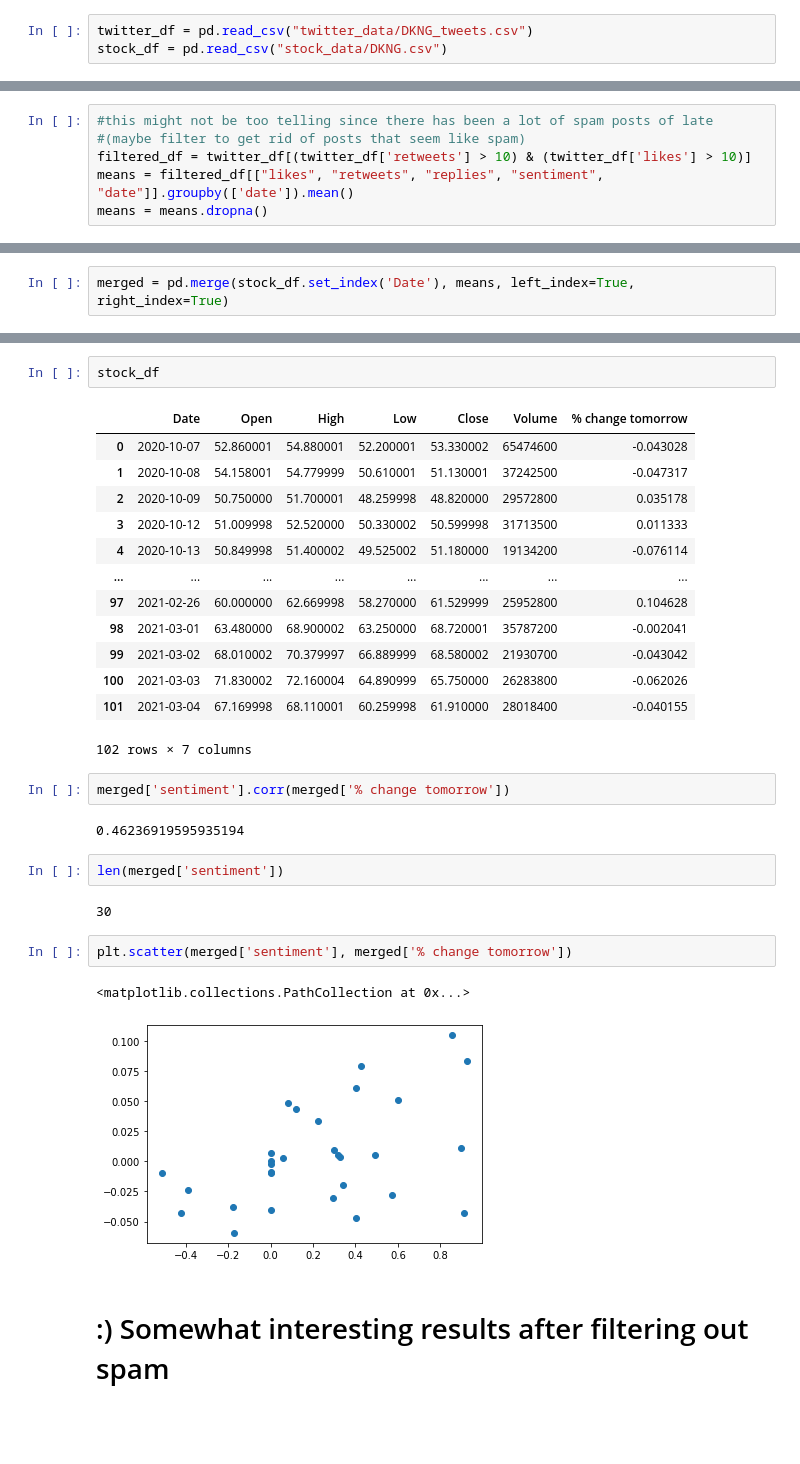
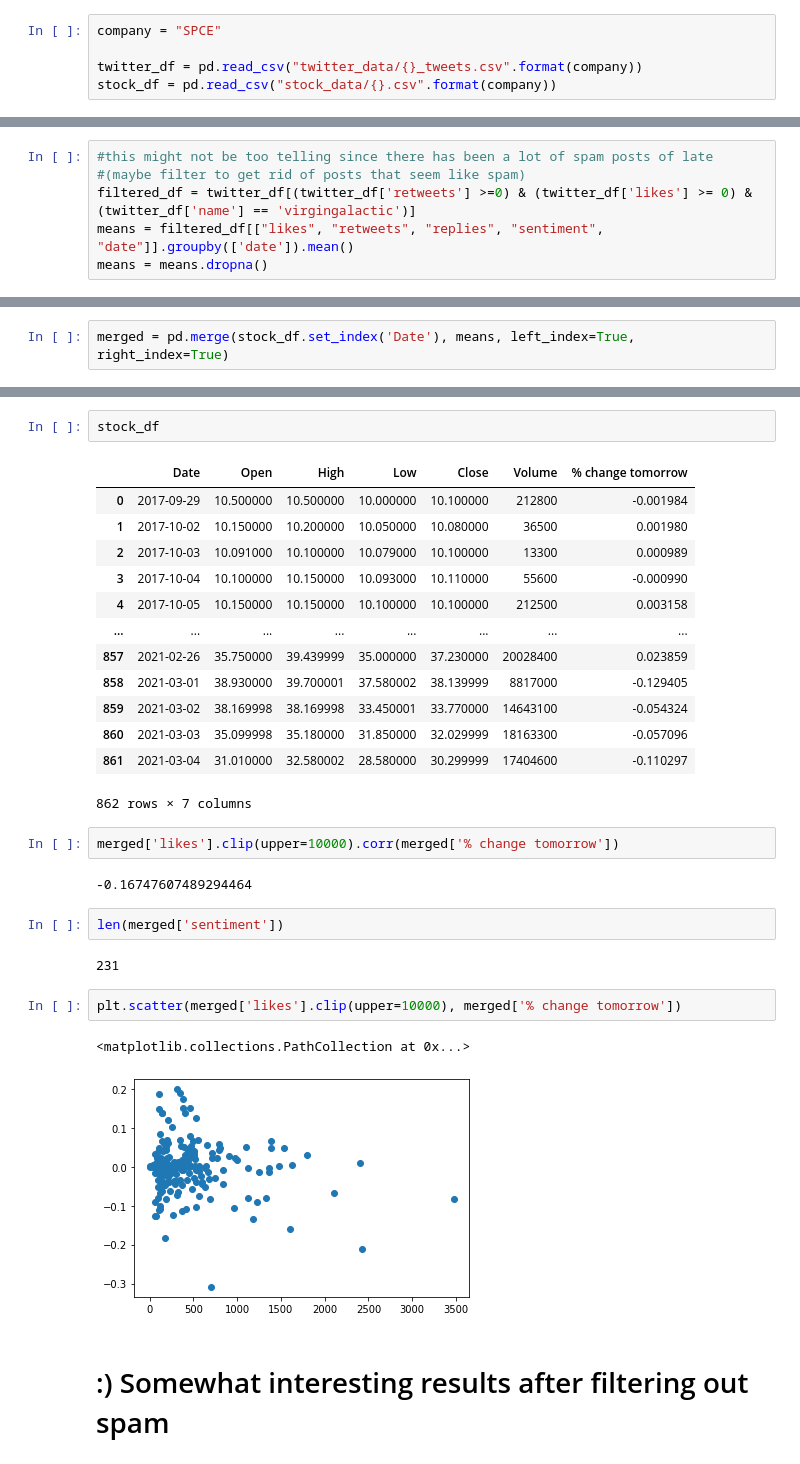
Before and after one commit to joshuap2613/spac_trading, a Jupyter notebook: Spac To Twitter.ipynb, the cells around one changed output, grey strips where cells are left out. Saved outputs shown, nothing was run; the diff lists cells and outputs as text; blank space fills up the shorter version.

```diff
--- a/Spac To Twitter.ipynb
+++ b/Spac To Twitter.ipynb
@@ -6,8 +6,10 @@ from datetime import datetime
 import datetime as dt
 from vaderSentiment.vaderSentiment import SentimentIntensityAnalyzer
 # %%
-twitter_df = pd.read_csv("twitter_data/DKNG_tweets.csv")
-stock_df = pd.read_csv("stock_data/DKNG.csv")
+company = "SPCE"
+
+twitter_df = pd.read_csv("twitter_data/{}_tweets.csv".format(company))
+stock_df = pd.read_csv("stock_data/{}.csv".format(company))
 # %%
 stock_df['% change tomorrow'] = -stock_df[['Close']].pct_change(periods=-1)
 stock_df = stock_df.dropna()
@@ -43,7 +45,7 @@ twitter_df.tail()
 # %%
 #this might not be too telling since there has been a lot of spam posts of late
 #(maybe filter to get rid of posts that seem like spam)
-filtered_df = twitter_df[(twitter_df['retweets'] > 10) & (twitter_df['likes'] > 10)]
+filtered_df = twitter_df[(twitter_df['retweets'] >=0) & (twitter_df['likes'] >= 0) & (twitter_df['name'] == 'virgingalactic')]
 means = filtered_df[["likes", "retweets", "replies", "sentiment", "date"]].groupby(['date']).mean()
 means = means.dropna()
 # %%
@@ -83,30 +81,30 @@ merged
 stock_df
 # %% [output]
 |  | Date | Open | High | Low | Close | Volume | % change tomorrow |
-| 0 | 2020-10-07 | 52.860001 | 54.880001 | 52.200001 | 53.330002 | 65474600 | -0.043028 |
-| 1 | 2020-10-08 | 54.158001 | 54.779999 | 50.610001 | 51.130001 | 37242500 | -0.047317 |
-| 2 | 2020-10-09 | 50.750000 | 51.700001 | 48.259998 | 48.820000 | 29572800 | 0.035178 |
-| 3 | 2020-10-12 | 51.009998 | 52.520000 | 50.330002 | 50.599998 | 31713500 | 0.011333 |
-| 4 | 2020-10-13 | 50.849998 | 51.400002 | 49.525002 | 51.180000 | 19134200 | -0.076114 |
+| 0 | 2017-09-29 | 10.500000 | 10.500000 | 10.000000 | 10.100000 | 212800 | -0.001984 |
+| 1 | 2017-10-02 | 10.150000 | 10.200000 | 10.050000 | 10.080000 | 36500 | 0.001980 |
+| 2 | 2017-10-03 | 10.091000 | 10.100000 | 10.079000 | 10.100000 | 13300 | 0.000989 |
+| 3 | 2017-10-04 | 10.100000 | 10.150000 | 10.093000 | 10.110000 | 55600 | -0.000990 |
+| 4 | 2017-10-05 | 10.150000 | 10.150000 | 10.100000 | 10.100000 | 212500 | 0.003158 |
 | ... | ... | ... | ... | ... | ... | ... | ... |
-| 97 | 2021-02-26 | 60.000000 | 62.669998 | 58.270000 | 61.529999 | 25952800 | 0.104628 |
-| 98 | 2021-03-01 | 63.480000 | 68.900002 | 63.250000 | 68.720001 | 35787200 | -0.002041 |
-| 99 | 2021-03-02 | 68.010002 | 70.379997 | 66.889999 | 68.580002 | 21930700 | -0.043042 |
-| 100 | 2021-03-03 | 71.830002 | 72.160004 | 64.890999 | 65.750000 | 26283800 | -0.062026 |
-| 101 | 2021-03-04 | 67.169998 | 68.110001 | 60.259998 | 61.910000 | 28018400 | -0.040155 |
+| 857 | 2021-02-26 | 35.750000 | 39.439999 | 35.000000 | 37.230000 | 20028400 | 0.023859 |
+| 858 | 2021-03-01 | 38.930000 | 39.700001 | 37.580002 | 38.139999 | 8817000 | -0.129405 |
+| 859 | 2021-03-02 | 38.169998 | 38.169998 | 33.450001 | 33.770000 | 14643100 | -0.054324 |
+| 860 | 2021-03-03 | 35.099998 | 35.180000 | 31.850000 | 32.029999 | 18163300 | -0.057096 |
+| 861 | 2021-03-04 | 31.010000 | 32.580002 | 28.580000 | 30.299999 | 17404600 | -0.110297 |
-102 rows × 7 columns
+862 rows × 7 columns
 # %%
-merged['sentiment'].corr(merged['% change tomorrow'])
+merged['likes'].clip(upper=10000).corr(merged['% change tomorrow'])
 # %% [output]
-0.46236919595935194
+-0.16747607489294464
 # %%
 len(merged['sentiment'])
 # %% [output]
-30
+231
 # %%
-plt.scatter(merged['sentiment'], merged['% change tomorrow'])
+plt.scatter(merged['likes'].clip(upper=10000), merged['% change tomorrow'])
 # %% [output]
 <matplotlib.collections.PathCollection at 0x...>
-[figure, old version]
+[figure, new version]
 # %% [markdown]
 # :) Somewhat interesting results after filtering out spam
```
Also changed, not shown: parts of 5 cells of this notebook, 1 other file.
